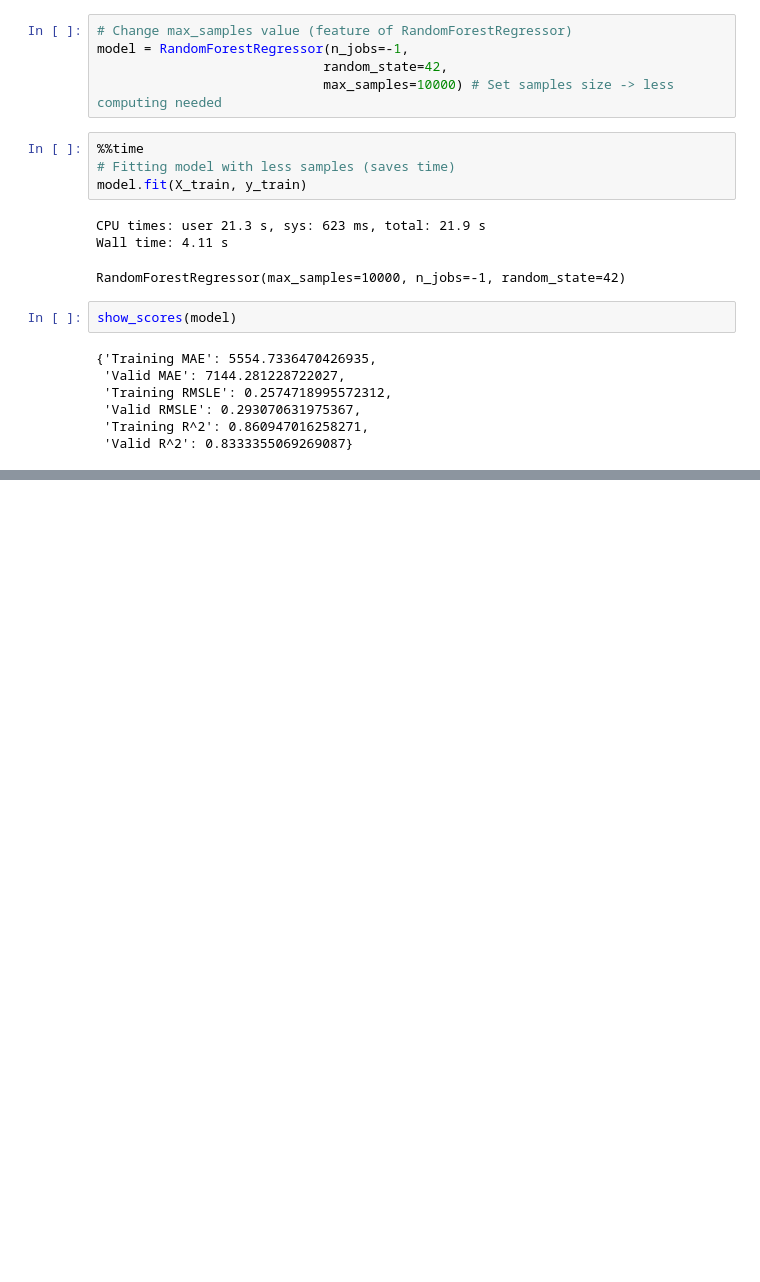
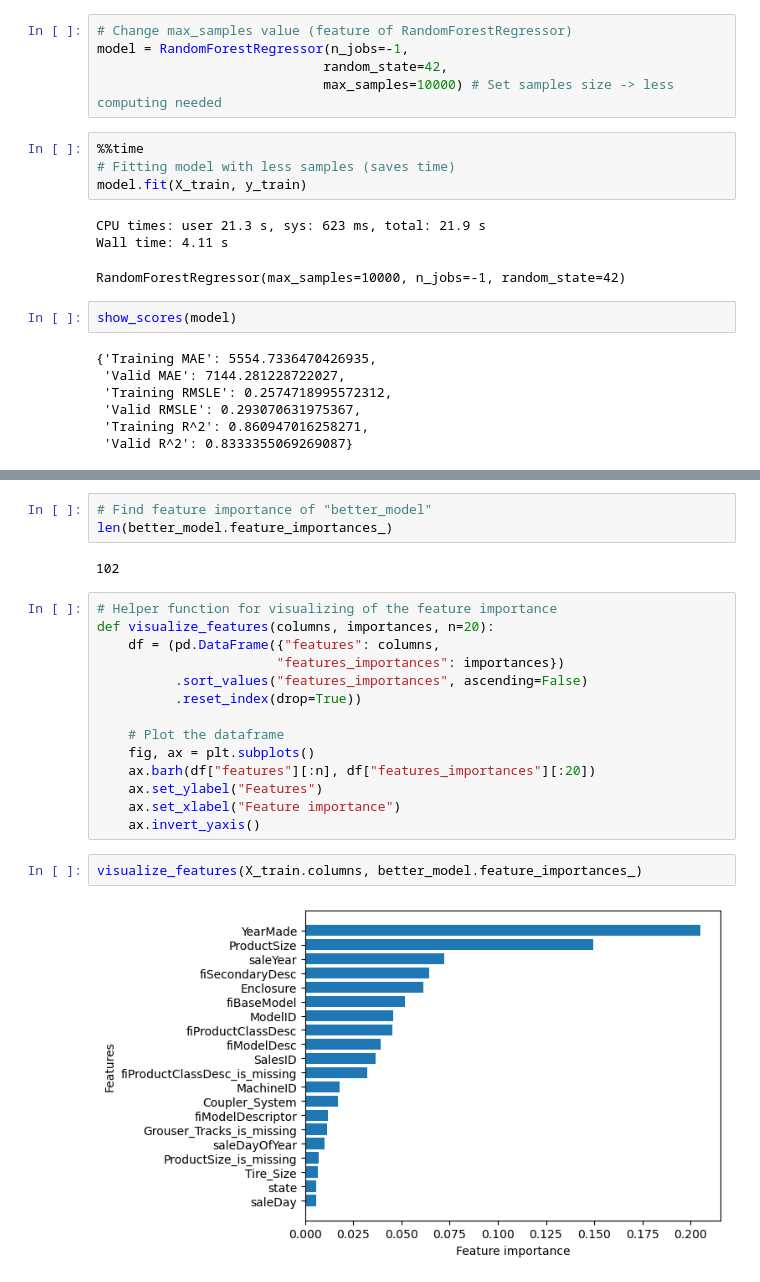
Before and after one commit to JH-MlAndAi/ML_Project_Regression_TimeSeriesData, a Jupyter notebook: end-to-end-regression-bulldozer-prices.ipynb, the cells around one changed output, grey strips where cells are left out. Drawn from its saved outputs; the diff is of its cells as text; blank space fills up the shorter version.

Commit message:
A look at feature importance
Some predictions and a look at feature importance with small Visualizations

```diff
--- a/end-to-end-regression-bulldozer-prices.ipynb
+++ b/end-to-end-regression-bulldozer-prices.ipynb
@@ -747,0 +859,23 @@ test_preds = better_model.predict(df_test)
+# %%
+# Find feature importance of "better_model"
+len(better_model.feature_importances_)
+# %% [output]
+102
+# %%
+# Helper function for visualizing of the feature importance
+def visualize_features(columns, importances, n=20):
+    df = (pd.DataFrame({"features": columns,
+                       "features_importances": importances})
+          .sort_values("features_importances", ascending=False)
+          .reset_index(drop=True))
+
+    # Plot the dataframe
+    fig, ax = plt.subplots()
+    ax.barh(df["features"][:n], df["features_importances"][:20])
+    ax.set_ylabel("Features")
+    ax.set_xlabel("Feature importance")
+    ax.invert_yaxis()
+# %%
+visualize_features(X_train.columns, better_model.feature_importances_)
+# %% [output]
+[figure, added]
```
Also changed, not shown: parts of 40 cells of this notebook, 3 other files.
